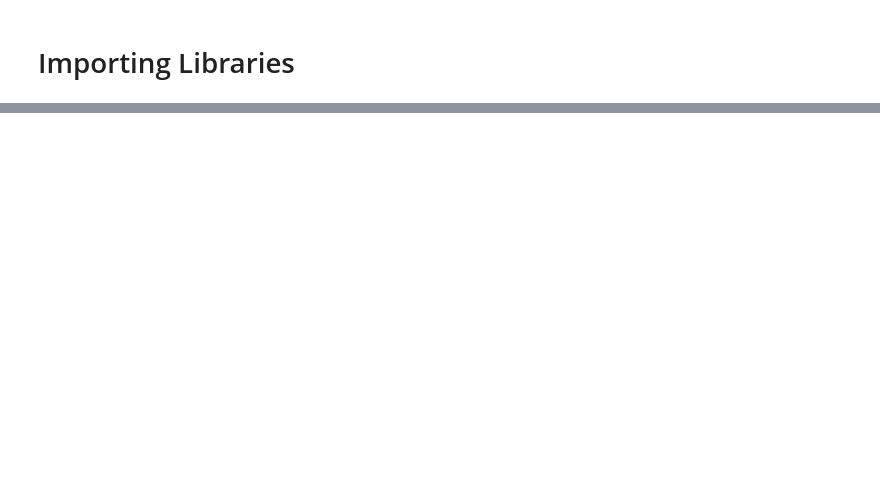
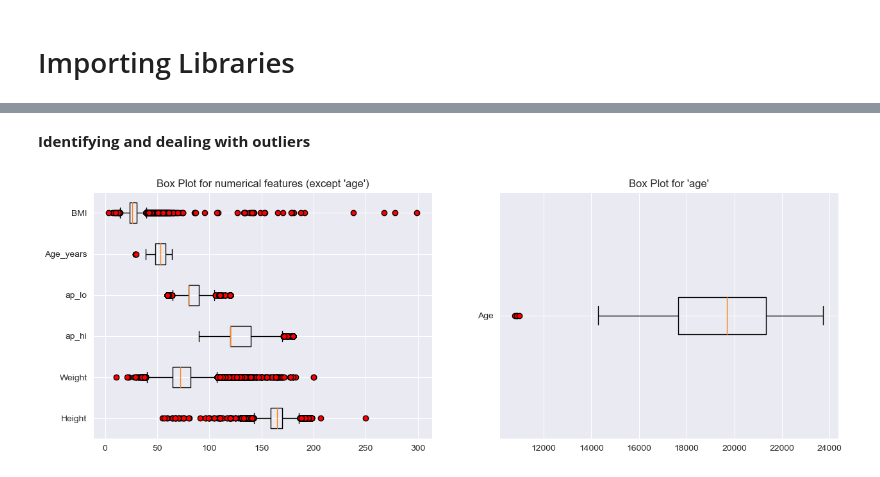
Before and after one commit to MasoudNateghi/CS534, a Jupyter notebook: Project/Project.ipynb, the cells around one changed output, grey strips where cells are left out. Saved outputs shown, nothing was run; the diff lists cells and outputs as text; code cells hidden in the pictures; blank space fills up the shorter version.

```diff
--- a/Project/Project.ipynb
+++ b/Project/Project.ipynb
@@ -395,0 +186,19 @@ Final data samples: 61323 | Number of features: 17
+# %% [markdown]
+**Identifying and dealing with outliers**
+# %%
+# Create a new figure for the box plots
+fig, axs = plt.subplots(1, 2, figsize=(15, 5))
+
+# Box plots for features (except 'age') with outliers displayed (using IQR method)
+axs[0].boxplot([df['height'], df['weight'], df['ap_hi'], df['ap_lo'], df['age_years'], df['bmi']], labels=['Height', 'Weight', 'ap_hi', 'ap_lo', 'Age_years', 'BMI'], vert=False, flierprops=dict(markerfacecolor='red', marker='o'))
+
+# Box plot for the 'age' feature with outliers displayed (using IQR method)
+axs[1].boxplot(df['age'], labels=['Age'], vert=False, flierprops=dict(markerfacecolor='red', marker='o'))
+
+# Set titles for the subplots
+axs[0].set_title("Box Plot for numerical features (except 'age')")
+axs[1].set_title("Box Plot for 'age'")
+
+plt.show()
+# %% [output]
+[figure, added]
```
Also changed, not shown: parts of 43 cells of this notebook.
